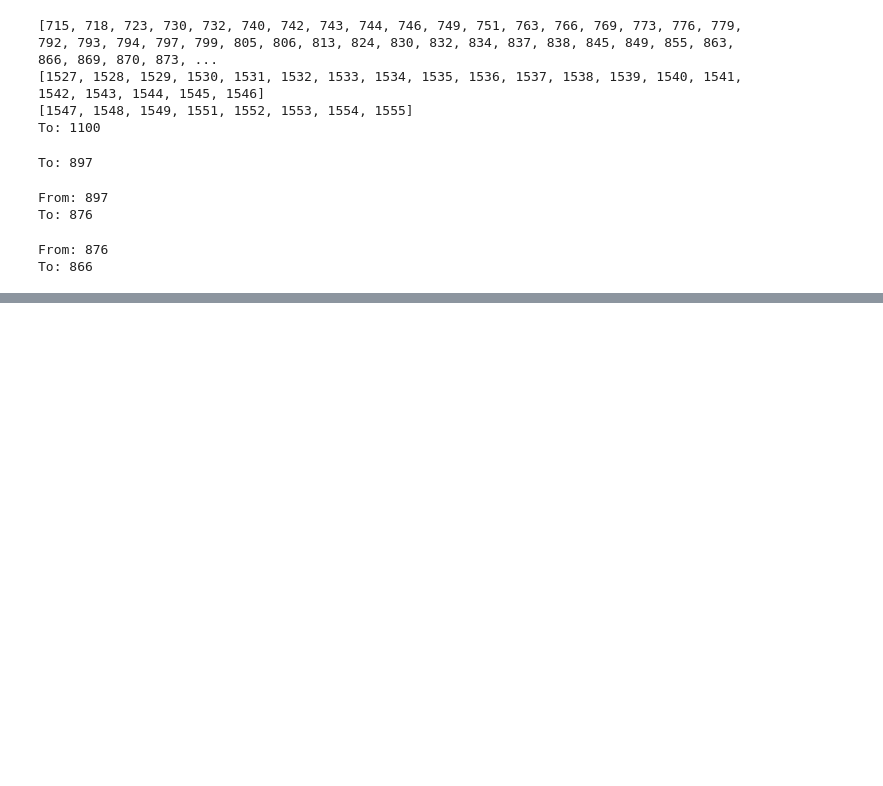
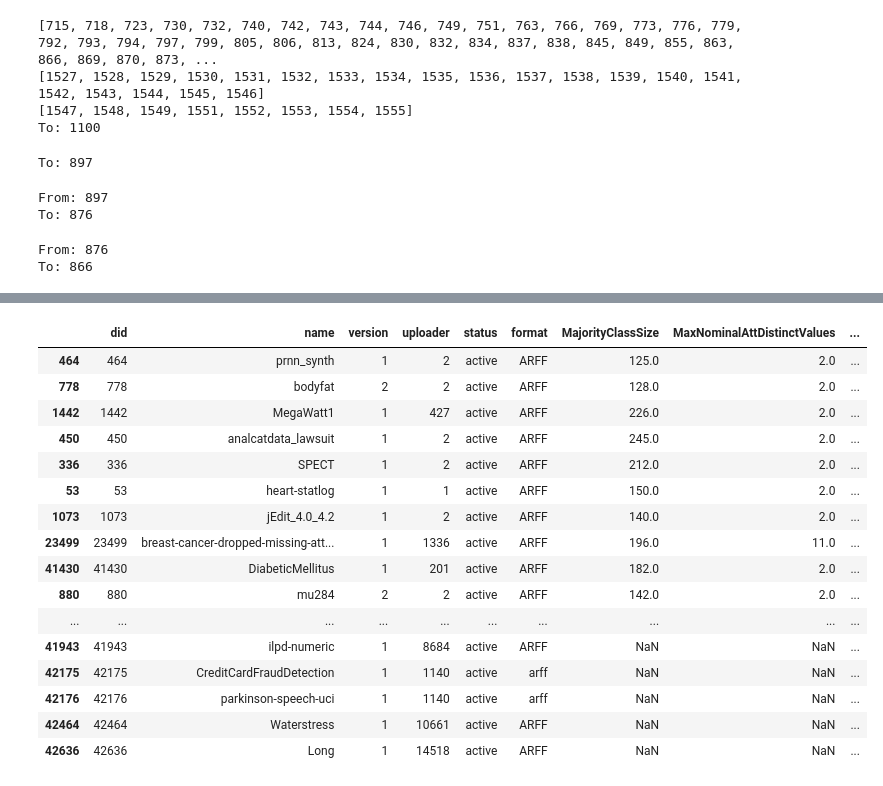
Before and after one commit to WmWessels/MasterThesis, a Jupyter notebook: reproduce/GetOpenMLTaskIDs.ipynb, the cells around one changed output, grey strips where cells are left out. Drawn from its saved outputs; the diff is of its cells as text; code cells hidden in the pictures; blank space fills up the shorter version.

```diff
--- a/reproduce/GetOpenMLTaskIDs.ipynb
+++ b/reproduce/GetOpenMLTaskIDs.ipynb
@@ -537,0 +541,21 @@ final_multi.to_csv("multi_usable.csv")
+# %%
+pd.set_option('display.max_rows', None)
+final_binary
+# %% [output]
+|  | did | name | version | uploader | status | format | MajorityClassSize | MaxNominalAttDistinctValues | ... |
+| 464 | 464 | prnn_synth | 1 | 2 | active | ARFF | 125.0 | 2.0 | ... |
+| 778 | 778 | bodyfat | 2 | 2 | active | ARFF | 128.0 | 2.0 | ... |
+| 1442 | 1442 | MegaWatt1 | 1 | 427 | active | ARFF | 226.0 | 2.0 | ... |
+| 450 | 450 | analcatdata_lawsuit | 1 | 2 | active | ARFF | 245.0 | 2.0 | ... |
+| 336 | 336 | SPECT | 1 | 2 | active | ARFF | 212.0 | 2.0 | ... |
+| 53 | 53 | heart-statlog | 1 | 1 | active | ARFF | 150.0 | 2.0 | ... |
+| 1073 | 1073 | jEdit_4.0_4.2 | 1 | 2 | active | ARFF | 140.0 | 2.0 | ... |
+| 23499 | 23499 | breast-cancer-dropped-missing-att... | 1 | 1336 | active | ARFF | 196.0 | 11.0 | ... |
+| 41430 | 41430 | DiabeticMellitus | 1 | 201 | active | ARFF | 182.0 | 2.0 | ... |
+| 880 | 880 | mu284 | 2 | 2 | active | ARFF | 142.0 | 2.0 | ... |
+| ... | ... | ... | ... | ... | ... | ... | ... | ... | ... |
+| 41943 | 41943 | ilpd-numeric | 1 | 8684 | active | ARFF | NaN | NaN | ... |
+| 42175 | 42175 | CreditCardFraudDetection | 1 | 1140 | active | arff | NaN | NaN | ... |
+| 42176 | 42176 | parkinson-speech-uci | 1 | 1140 | active | arff | NaN | NaN | ... |
+| 42464 | 42464 | Waterstress | 1 | 10661 | active | ARFF | NaN | NaN | ... |
+| 42636 | 42636 | Long | 1 | 14518 | active | ARFF | NaN | NaN | ... |
```
Also changed, not shown: parts of 5 cells of this notebook, 7 other files.
